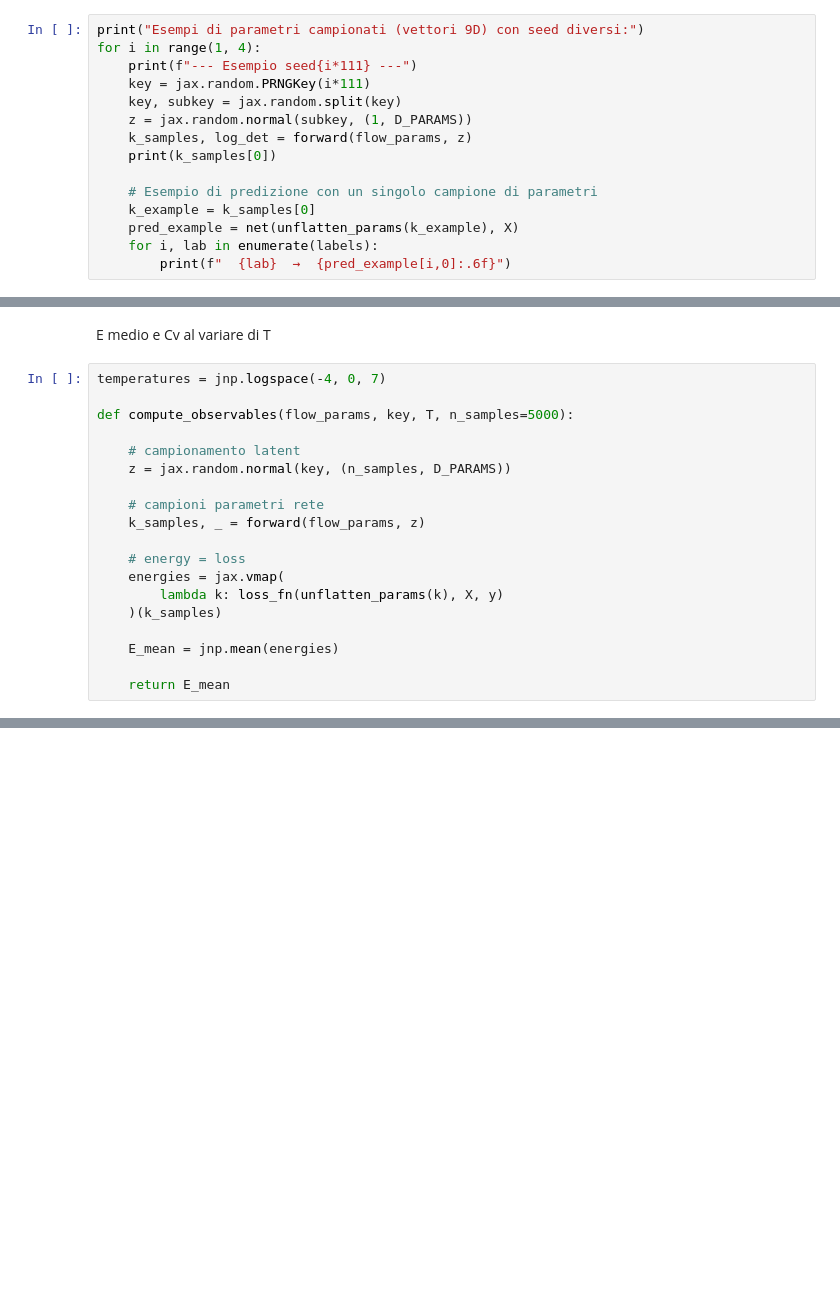
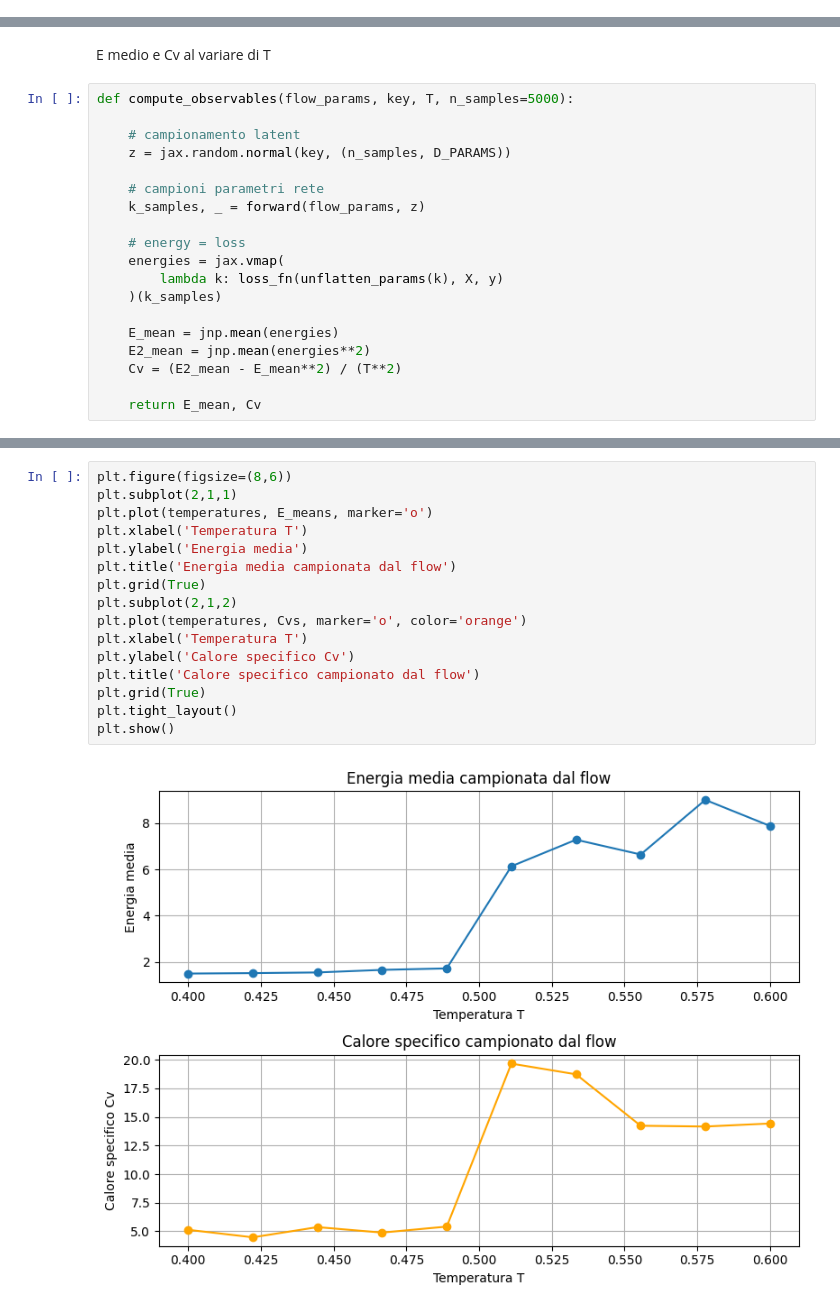
Before and after one commit to rpivi/Normalizing_Flow, a Jupyter notebook: sampling_parameters.ipynb, the cells around one changed output, grey strips where cells are left out. Saved outputs shown, nothing was run; the diff lists cells and outputs as text; blank space fills up the shorter version.

```diff
--- a/sampling_parameters.ipynb
+++ b/sampling_parameters.ipynb
@@ -342,15 +341,0 @@ plt.show()
-# %%
-print("Esempi di parametri campionati (vettori 9D) con seed diversi:")
-for i in range(1, 4):
-    print(f"--- Esempio seed{i*111} ---")
-    key = jax.random.PRNGKey(i*111)
-    key, subkey = jax.random.split(key)
-    z = jax.random.normal(subkey, (1, D_PARAMS))
-    k_samples, log_det = forward(flow_params, z)
-    print(k_samples[0])
-
-    # Esempio di predizione con un singolo campione di parametri
-    k_example = k_samples[0]
-    pred_example = net(unflatten_params(k_example), X)
-    for i, lab in enumerate(labels):
-        print(f"  {lab}  →  {pred_example[i,0]:.6f}")
@@ -375,8 +342,6 @@ Esempi di parametri campionati (vettori 9D) con seed diversi:
 # %% [markdown]
 E medio e Cv al variare di T
 # %%
-temperatures = jnp.logspace(-4, 0, 7)
-
 def compute_observables(flow_params, key, T, n_samples=5000):
 
     # campionamento latent
@@ -391,5 +356,7 @@ def compute_observables(flow_params, key, T, n_samples=5000):
     )(k_samples)
 
     E_mean = jnp.mean(energies)
+    E2_mean = jnp.mean(energies**2)
+    Cv = (E2_mean - E_mean**2) / (T**2)
 
-    return E_mean
+    return E_mean, Cv
@@ -458,0 +421,18 @@ plt.show()
+# %%
+plt.figure(figsize=(8,6))
+plt.subplot(2,1,1)
+plt.plot(temperatures, E_means, marker='o')
+plt.xlabel('Temperatura T')
+plt.ylabel('Energia media')
+plt.title('Energia media campionata dal flow')
+plt.grid(True)
+plt.subplot(2,1,2)
+plt.plot(temperatures, Cvs, marker='o', color='orange')
+plt.xlabel('Temperatura T')
+plt.ylabel('Calore specifico Cv')
+plt.title('Calore specifico campionato dal flow')
+plt.grid(True)
+plt.tight_layout()
+plt.show()
+# %% [output]
+[figure, added]
```
Also changed, not shown: parts of 10 cells of this notebook.
